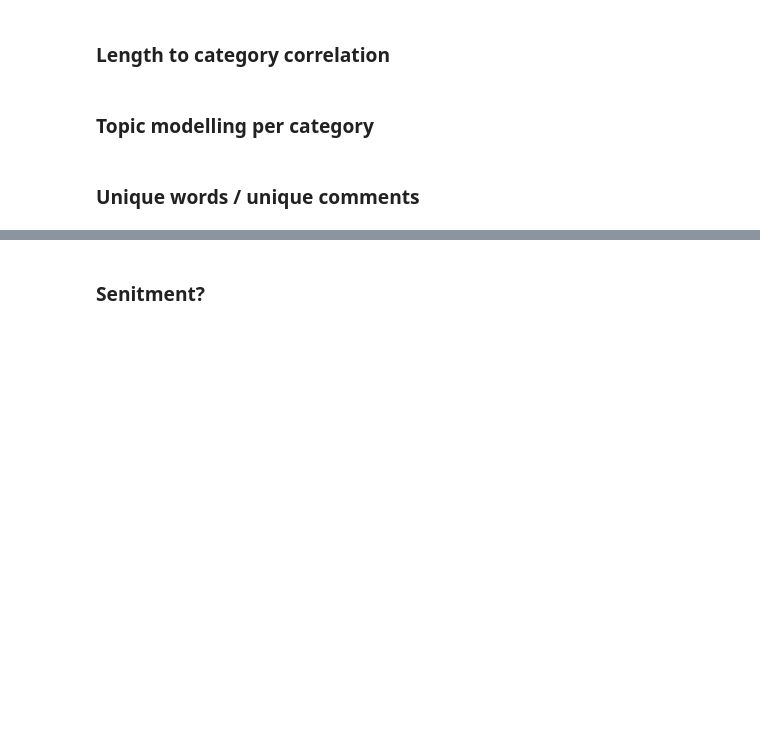
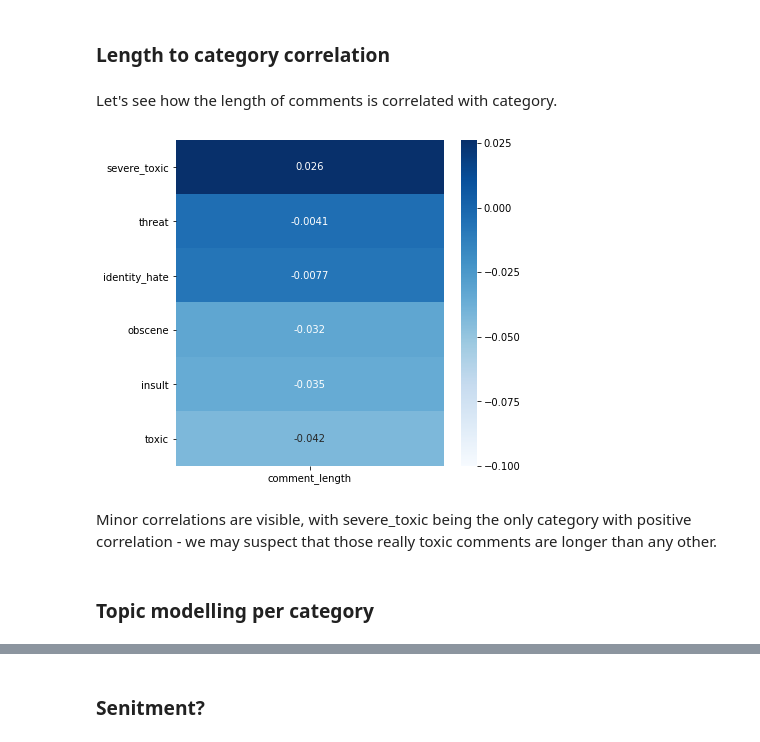
Before and after one commit to blawok/Toxic_Comments_Classification, a Jupyter notebook: toxic_comments.ipynb, the cells around one changed output, grey strips where cells are left out. Cells and saved outputs as stored; diff of their text form; code cells hidden in the pictures; blank space fills up the shorter version.

```diff
--- a/toxic_comments.ipynb
+++ b/toxic_comments.ipynb
@@ -171,7 +194,22 @@ plt.show()
 [figure]
 # %% [markdown]
 ### Length to category correlation
+# %% [markdown]
+Let's see how the length of comments is correlated with category.
+# %%
+train['comment_length']  = train['clean_comments'].str.len()
+# %%
+temp_df = train[['toxic', 'severe_toxic', 'obscene', 'threat', 'insult', 'identity_hate', 'comment_length']]
+corr=temp_df.corr()
+
+plt.figure(figsize=(6,6))
+sns.heatmap(corr[['comment_length']].iloc[:-1,].sort_values(by=['comment_length'],ascending=False),
+            vmin=-0.1,
+            cmap="Blues",
+            annot=True);
+# %% [output]
+[figure, added]
+# %% [markdown]
+Minor correlations are visible, with severe_toxic being the only category with positive correlation - we may suspect that those really toxic comments are longer than any other.
 # %% [markdown]
 ### Topic modelling per category
-# %% [markdown]
-### Unique words / unique comments
```
Also changed, not shown: parts of 18 cells of this notebook.
